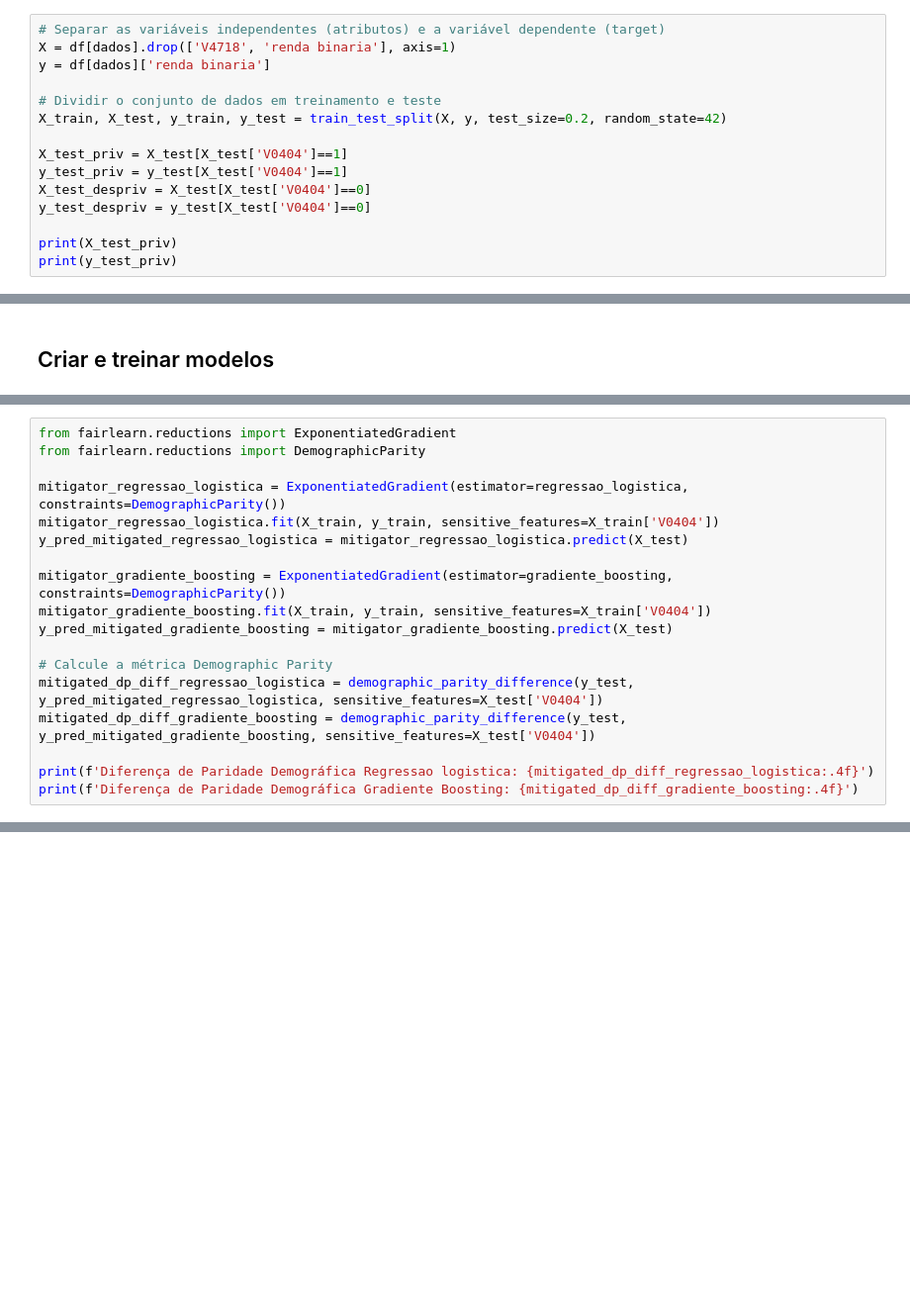
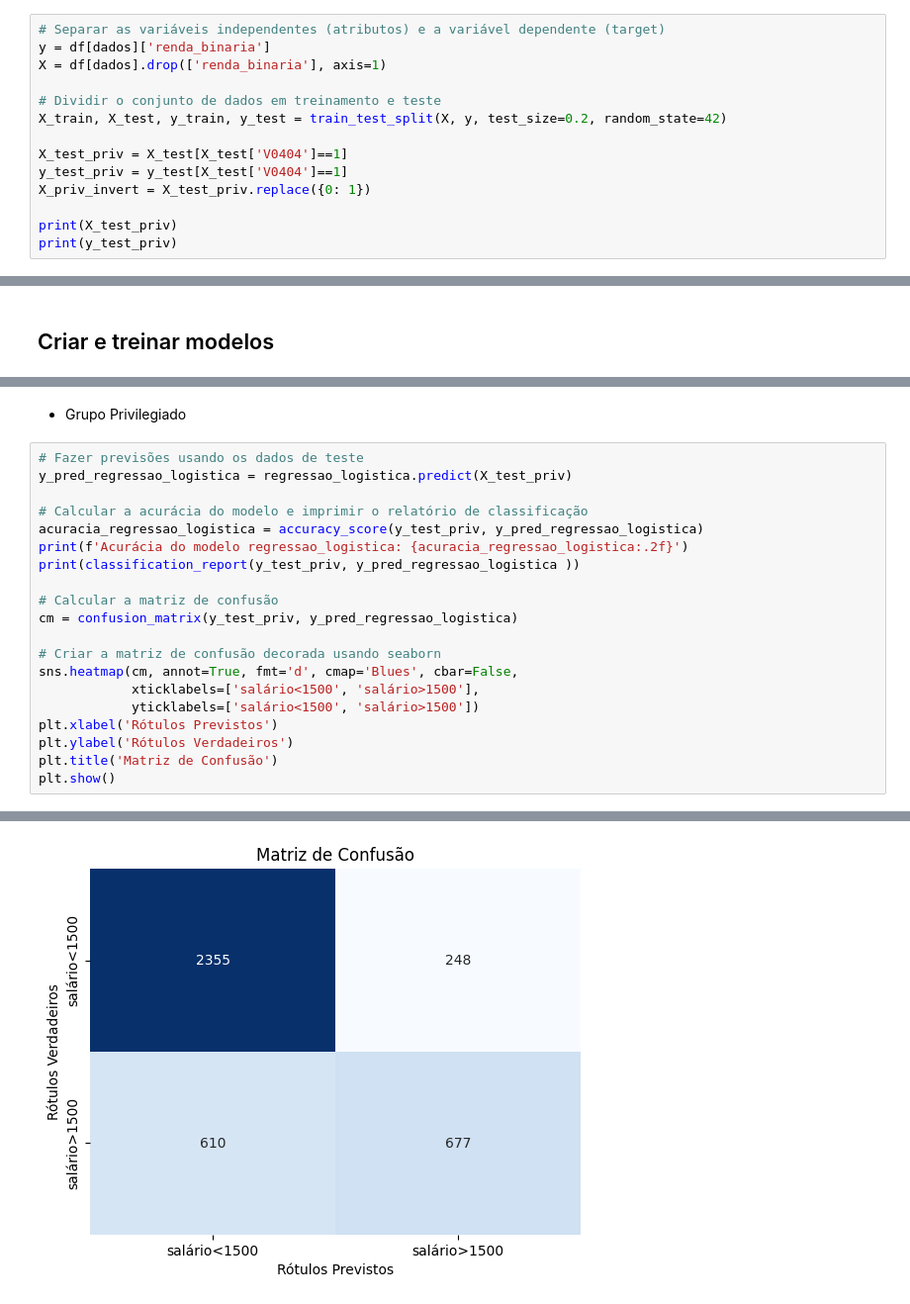
Before and after one commit to acmessias/Fairness_ML, a Jupyter notebook: Fairness_em_Aprendizado_de_Máquina_viés_racial.ipynb, the cells around one changed output, grey strips where cells are left out. Shown at 99% size. Drawn from its saved outputs; the diff is of its cells as text; blank space fills up the shorter version.

```diff
--- a/Fairness_em_Aprendizado_de_Máquina_viés_racial.ipynb
+++ b/Fairness_em_Aprendizado_de_Máquina_viés_racial.ipynb
@@ -150,15 +202,14 @@ print(df[dados].head(16))
 # %%
 # Separar as variáveis independentes (atributos) e a variável dependente (target)
-X = df[dados].drop(['V4718', 'renda binaria'], axis=1)
-y = df[dados]['renda binaria']
+y = df[dados]['renda_binaria']
+X = df[dados].drop(['renda_binaria'], axis=1)
 
 # Dividir o conjunto de dados em treinamento e teste
 X_train, X_test, y_train, y_test = train_test_split(X, y, test_size=0.2, random_state=42)
 
 X_test_priv = X_test[X_test['V0404']==1]
 y_test_priv = y_test[X_test['V0404']==1]
-X_test_despriv = X_test[X_test['V0404']==0]
-y_test_despriv = y_test[X_test['V0404']==0]
+X_priv_invert = X_test_priv.replace({0: 1})
 
 print(X_test_priv)
 print(y_test_priv)
@@ -591,18 +235,0 @@ print(type(regressao_logistica))
-# %%
-from fairlearn.reductions import ExponentiatedGradient
-from fairlearn.reductions import DemographicParity
-
-mitigator_regressao_logistica = ExponentiatedGradient(estimator=regressao_logistica, constraints=DemographicParity())
-mitigator_regressao_logistica.fit(X_train, y_train, sensitive_features=X_train['V0404'])
-y_pred_mitigated_regressao_logistica = mitigator_regressao_logistica.predict(X_test)
-
-mitigator_gradiente_boosting = ExponentiatedGradient(estimator=gradiente_boosting, constraints=DemographicParity())
-mitigator_gradiente_boosting.fit(X_train, y_train, sensitive_features=X_train['V0404'])
-y_pred_mitigated_gradiente_boosting = mitigator_gradiente_boosting.predict(X_test)
-
-# Calcule a métrica Demographic Parity
-mitigated_dp_diff_regressao_logistica = demographic_parity_difference(y_test, y_pred_mitigated_regressao_logistica, sensitive_features=X_test['V0404'])
-mitigated_dp_diff_gradiente_boosting = demographic_parity_difference(y_test, y_pred_mitigated_gradiente_boosting, sensitive_features=X_test['V0404'])
-
-print(f'Diferença de Paridade Demográfica Regressao logistica: {mitigated_dp_diff_regressao_logistica:.4f}')
-print(f'Diferença de Paridade Demográfica Gradiente Boosting: {mitigated_dp_diff_gradiente_boosting:.4f}')
@@ -762,0 +260,24 @@ weighted avg       0.77      0.75      0.71     13323
+# %% [markdown]
+
+*   Grupo Privilegiado
+# %%
+# Fazer previsões usando os dados de teste
+y_pred_regressao_logistica = regressao_logistica.predict(X_test_priv)
+
+# Calcular a acurácia do modelo e imprimir o relatório de classificação
+acuracia_regressao_logistica = accuracy_score(y_test_priv, y_pred_regressao_logistica)
+print(f'Acurácia do modelo regressao_logistica: {acuracia_regressao_logistica:.2f}')
+print(classification_report(y_test_priv, y_pred_regressao_logistica ))
+
+# Calcular a matriz de confusão
+cm = confusion_matrix(y_test_priv, y_pred_regressao_logistica)
+
+# Criar a matriz de confusão decorada usando seaborn
+sns.heatmap(cm, annot=True, fmt='d', cmap='Blues', cbar=False,
+            xticklabels=['salário<1500', 'salário>1500'],
+            yticklabels=['salário<1500', 'salário>1500'])
+plt.xlabel('Rótulos Previstos')
+plt.ylabel('Rótulos Verdadeiros')
+plt.title('Matriz de Confusão')
+plt.show()
+# %% [output]
@@ -762,0 +293 @@ weighted avg       0.77      0.75      0.71     13323
+[figure, added]
```
Also changed, not shown: parts of 92 cells of this notebook, 3 other files.
